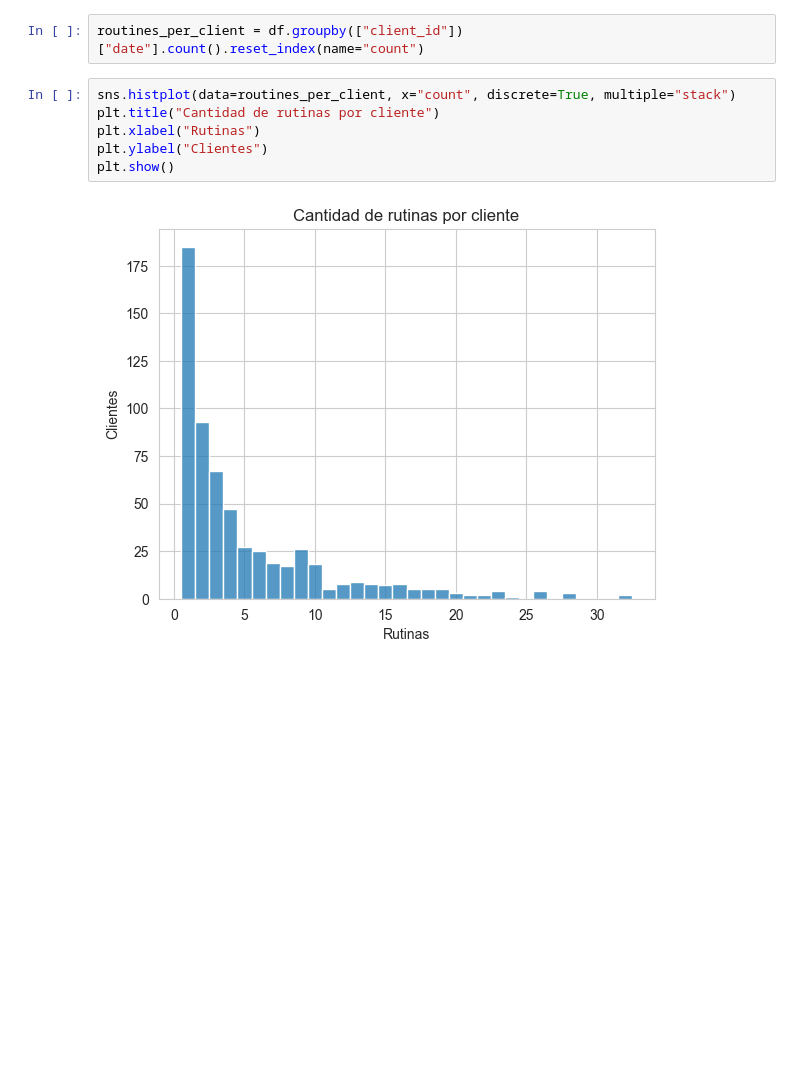
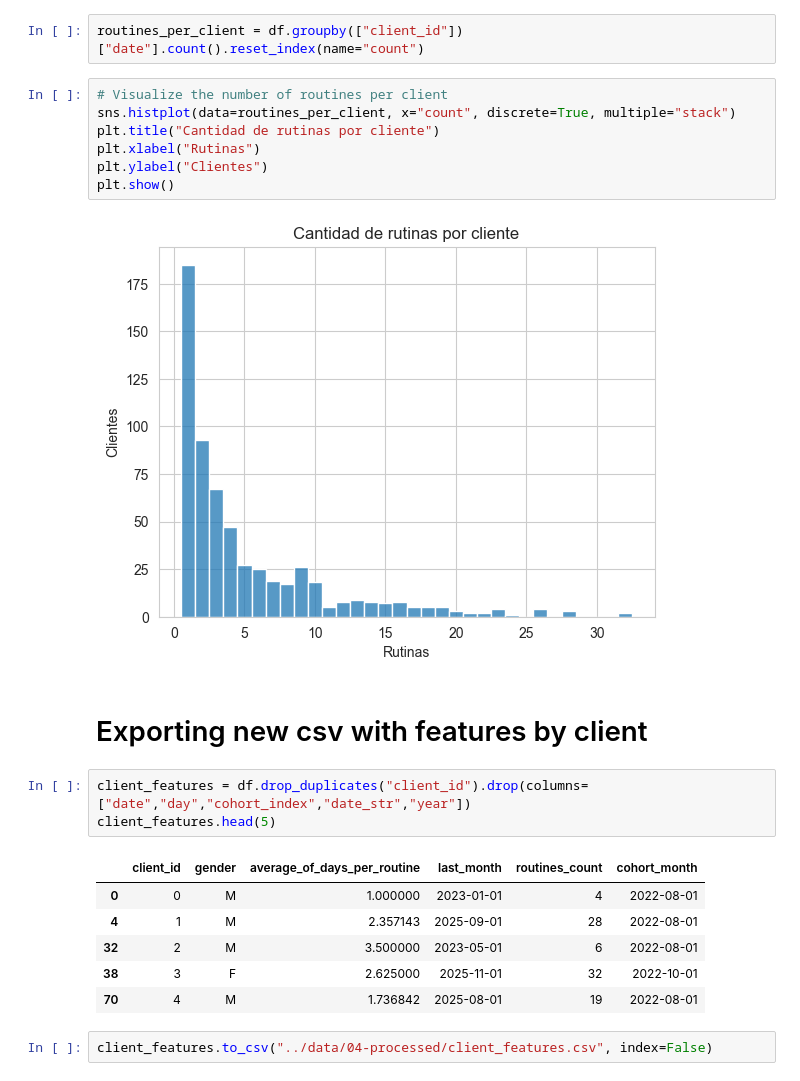
Before and after one commit to alejo-cuello/gym-clients, a Jupyter notebook: notebooks/02_eda_gym_routines_by_month.ipynb, the cells around one changed output. Drawn from its saved outputs; the diff is of its cells as text; blank space fills up the shorter version.

```diff
--- a/notebooks/02_eda_gym_routines_by_month.ipynb
+++ b/notebooks/02_eda_gym_routines_by_month.ipynb
@@ -241,6 +266,7 @@ plt.show()
 # %%
 routines_per_client = df.groupby(["client_id"])["date"].count().reset_index(name="count")
 # %%
+# Visualize the number of routines per client
 sns.histplot(data=routines_per_client, x="count", discrete=True, multiple="stack")
 plt.title("Cantidad de rutinas por cliente")
 plt.xlabel("Rutinas")
@@ -248,3 +274,17 @@ plt.ylabel("Clientes")
 plt.show()
 # %% [output]
 [figure]
+# %% [markdown]
+# Exporting new csv with features by client
+# %%
+client_features = df.drop_duplicates("client_id").drop(columns=["date","day","cohort_index","date_str","year"])
+client_features.head(5)
+# %% [output]
+|  | client_id | gender | average_of_days_per_routine | last_month | routines_count | cohort_month |
+| 0 | 0 | M | 1.000000 | 2023-01-01 | 4 | 2022-08-01 |
+| 4 | 1 | M | 2.357143 | 2025-09-01 | 28 | 2022-08-01 |
+| 32 | 2 | M | 3.500000 | 2023-05-01 | 6 | 2022-08-01 |
+| 38 | 3 | F | 2.625000 | 2025-11-01 | 32 | 2022-10-01 |
+| 70 | 4 | M | 1.736842 | 2025-08-01 | 19 | 2022-08-01 |
+# %%
+client_features.to_csv("../data/04-processed/client_features.csv", index=False)
```
Also changed, not shown: parts of 24 cells of this notebook, 1 other file.
